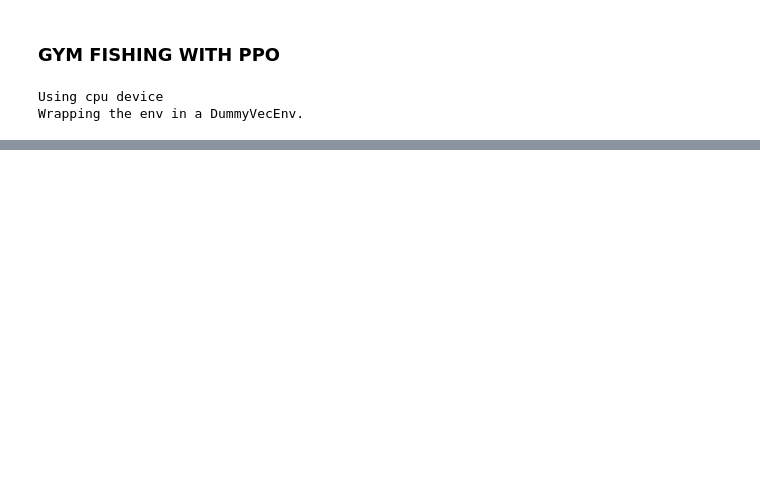
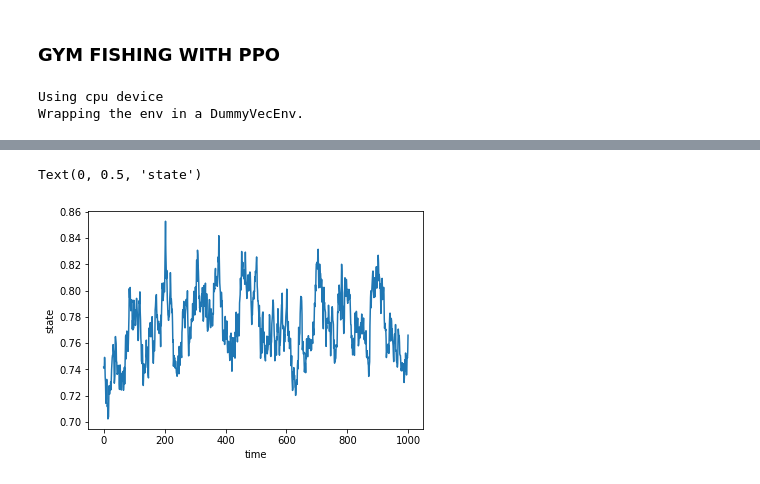
Before and after one commit to boettiger-lab/conservation-agents, a Jupyter notebook: fishing_with_PP0.ipynb, the cells around one changed output, grey strips where cells are left out. Saved outputs shown, nothing was run; the diff lists cells and outputs as text; code cells hidden in the pictures; blank space fills up the shorter version.

Commit message:
added the figures

```diff
--- a/fishing_with_PP0.ipynb
+++ b/fishing_with_PP0.ipynb
@@ -40,3 +45,17 @@ for i in range(1000) :
     obs, rewards, dones, info = env.step(action)
     env.render()
 env.close()
+# %%
+import pandas as pd
+import matplotlib.pyplot as plt
+%matplotlib inline
+
+data_path = "/Users/kevinab/Desktop/PRe/conservation-agents/fishing.csv"
+results = pd.read_csv(data_path, names=['time','state','harvest','action'])
+# %%
+plt.plot(results.loc[0:999,'state'])
+plt.xlabel('time')
+plt.ylabel('state')
+# %% [output]
+Text(0, 0.5, 'state')
+[figure, added]
```
Also changed, not shown: parts of 4 cells of this notebook.
